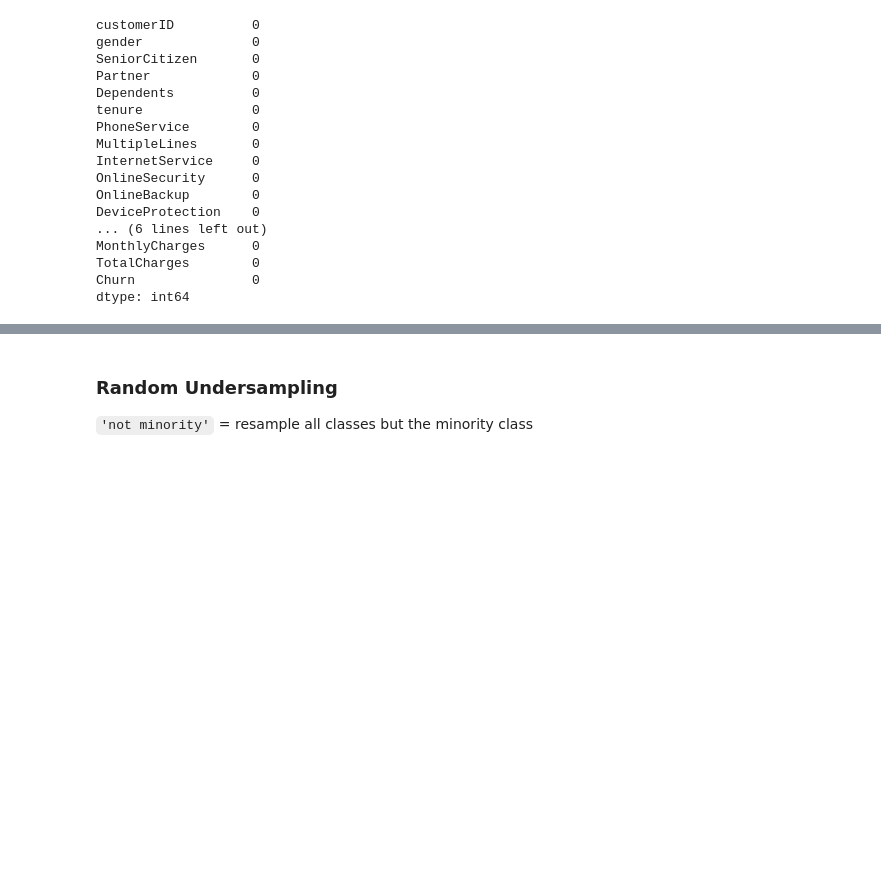
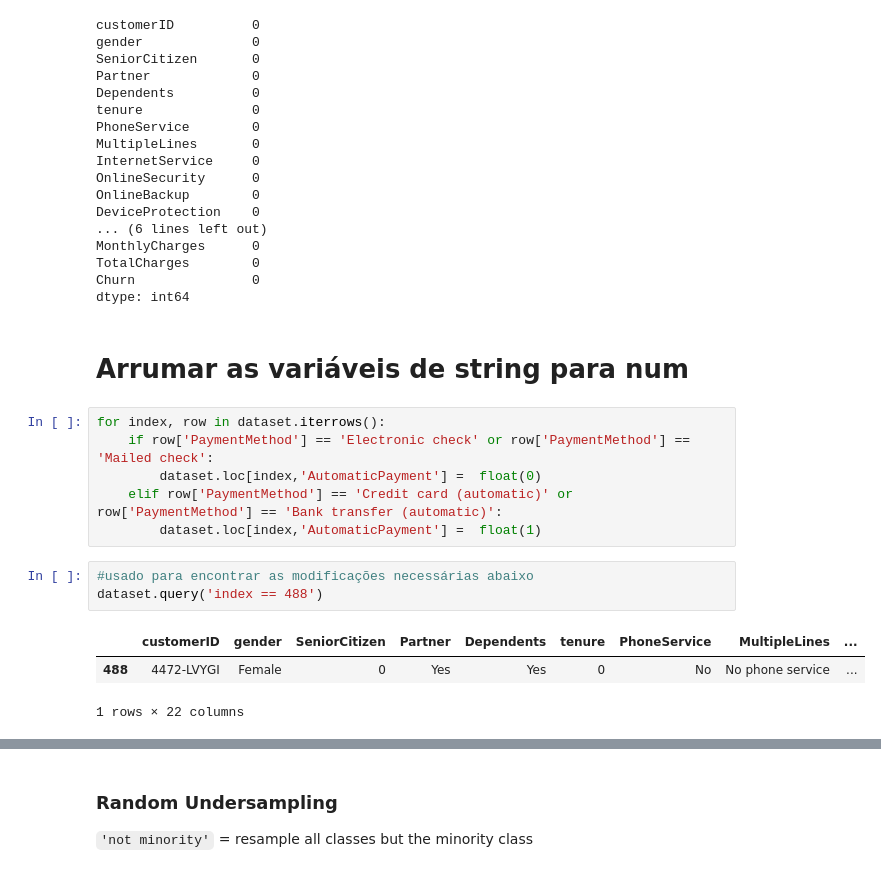
Before and after one commit to Ronan-Castro/ChurnPrediction, a Jupyter notebook: ChurnAnalisys.ipynb, the cells around one changed output, grey strips where cells are left out. Cells and saved outputs as stored; diff of their text form; blank space fills up the shorter version.

```diff
--- a/ChurnAnalisys.ipynb
+++ b/ChurnAnalisys.ipynb
@@ -53,3 +56,18 @@ MonthlyCharges      0
 TotalCharges        0
 Churn               0
 dtype: int64
+# %% [markdown]
+# Arrumar as variáveis de string para num
+# %%
+for index, row in dataset.iterrows():
+    if row['PaymentMethod'] == 'Electronic check' or row['PaymentMethod'] == 'Mailed check':
+        dataset.loc[index,'AutomaticPayment'] =  float(0)
+    elif row['PaymentMethod'] == 'Credit card (automatic)' or row['PaymentMethod'] == 'Bank transfer (automatic)':
+        dataset.loc[index,'AutomaticPayment'] =  float(1)
+# %%
+#usado para encontrar as modificações necessárias abaixo
+dataset.query('index == 488')
+# %% [output]
+|  | customerID | gender | SeniorCitizen | Partner | Dependents | tenure | PhoneService | MultipleLines | ... |
+| 488 | 4472-LVYGI | Female | 0 | Yes | Yes | 0 | No | No phone service | ... |
+1 rows × 22 columns
```
Also changed, not shown: parts of 30 cells of this notebook, 3 other files.
